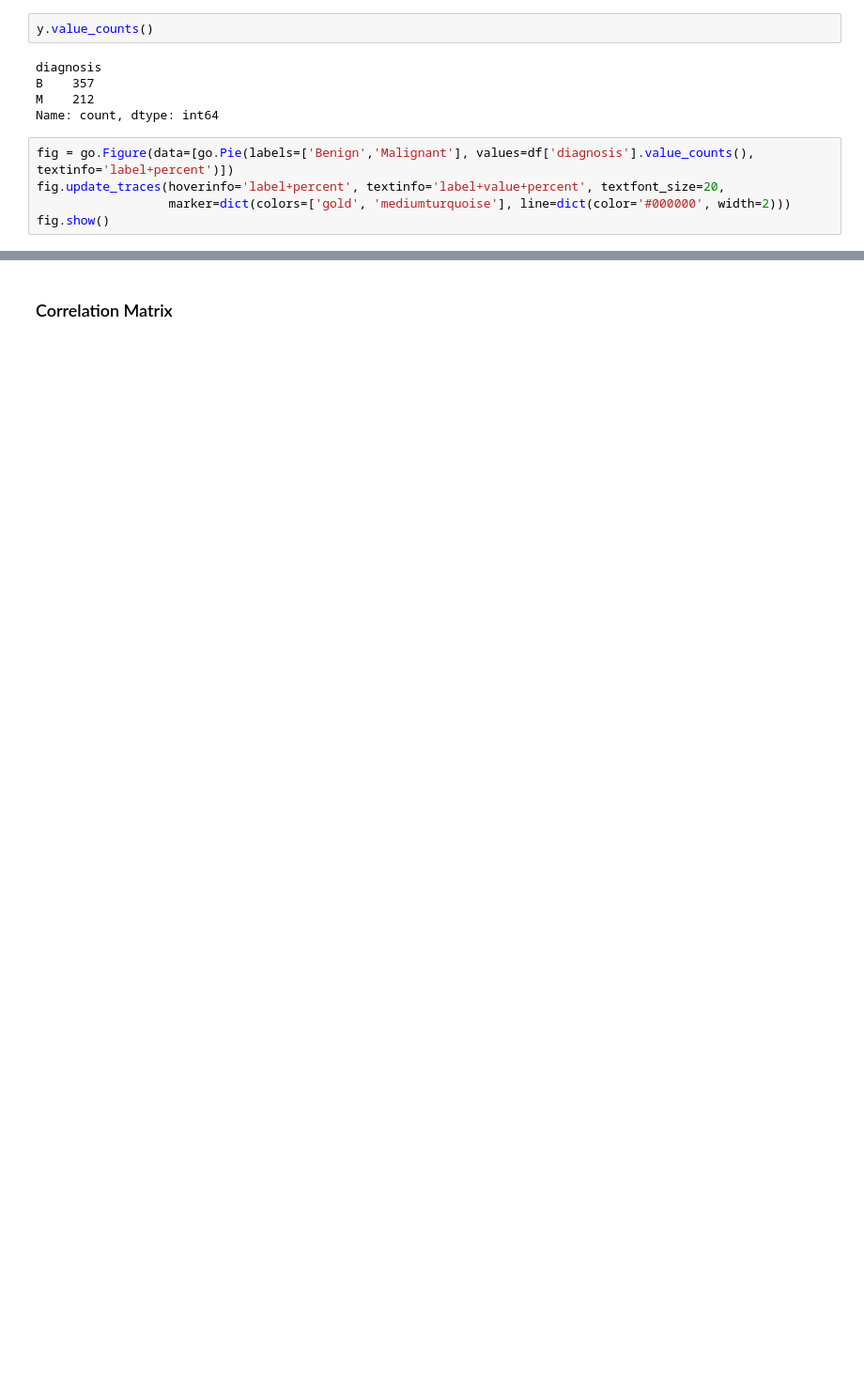
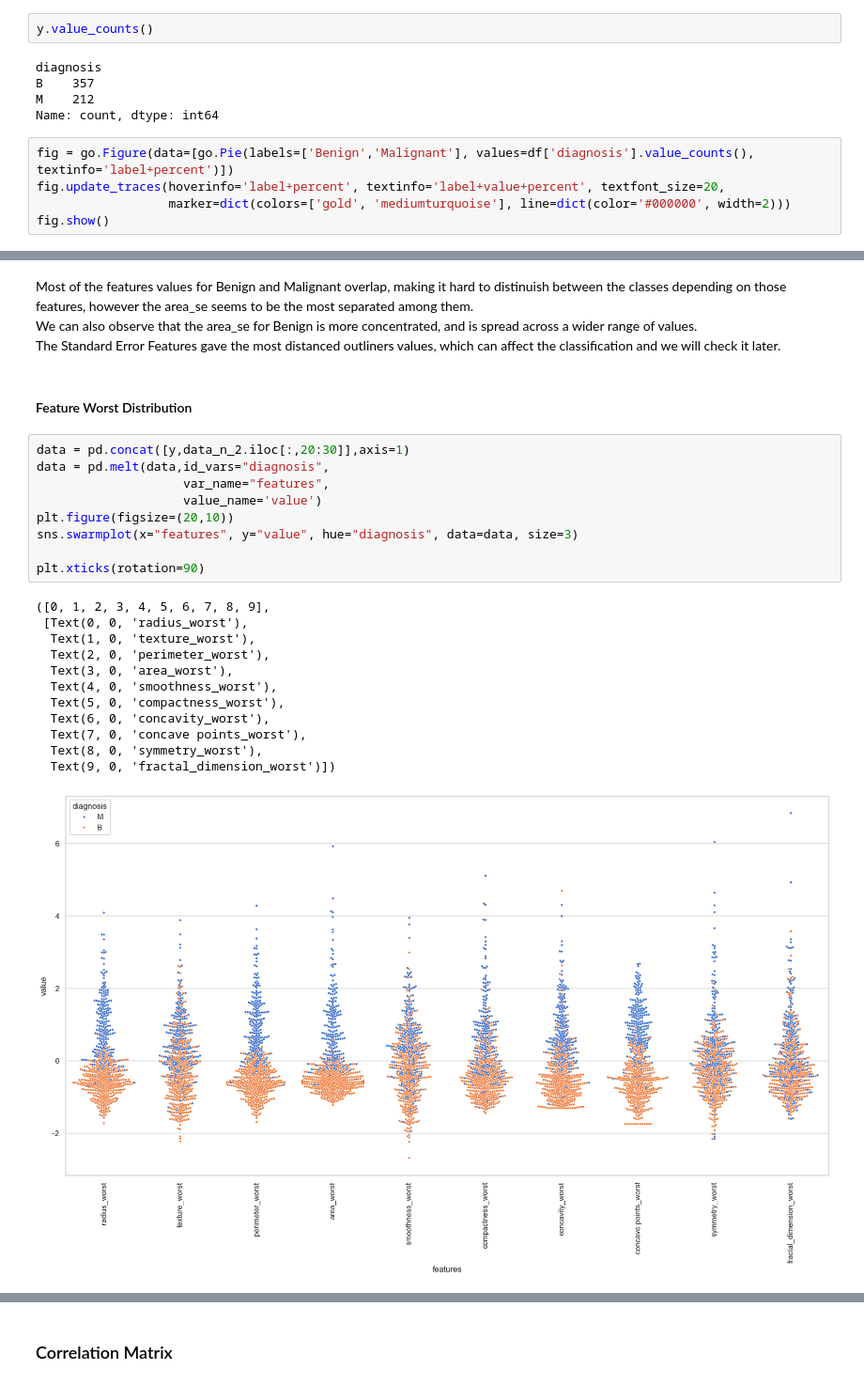
Before and after one commit to Team-AY/Breast-Cancer-Prediction, a Jupyter notebook: Breast-Cancer-EDA.ipynb, the cells around one changed output, grey strips where cells are left out. Shown at 94% size. Saved outputs shown, nothing was run; the diff lists cells and outputs as text; blank space fills up the shorter version.

```diff
--- a/Breast-Cancer-EDA.ipynb
+++ b/Breast-Cancer-EDA.ipynb
@@ -89,0 +187,28 @@ fig.show()
+# %% [markdown]
+Most of the features values for Benign and Malignant overlap, making it hard to distinuish between the classes depending on those features, however the area_se seems to be the most separated among them. <br>
+We can also observe that the area_se for Benign is more concentrated, and is spread across a wider range of values. <br>
+The Standard Error Features gave the most distanced outliners values, which can affect the classification and we will check it later.
+# %% [markdown]
+#### Feature Worst Distribution
+# %%
+data = pd.concat([y,data_n_2.iloc[:,20:30]],axis=1)
+data = pd.melt(data,id_vars="diagnosis",
+                    var_name="features",
+                    value_name='value')
+plt.figure(figsize=(20,10))
+sns.swarmplot(x="features", y="value", hue="diagnosis", data=data, size=3)
+
+plt.xticks(rotation=90)
+# %% [output]
+([0, 1, 2, 3, 4, 5, 6, 7, 8, 9],
+ [Text(0, 0, 'radius_worst'),
+  Text(1, 0, 'texture_worst'),
+  Text(2, 0, 'perimeter_worst'),
+  Text(3, 0, 'area_worst'),
+  Text(4, 0, 'smoothness_worst'),
+  Text(5, 0, 'compactness_worst'),
+  Text(6, 0, 'concavity_worst'),
+  Text(7, 0, 'concave points_worst'),
+  Text(8, 0, 'symmetry_worst'),
+  Text(9, 0, 'fractal_dimension_worst')])
+[figure, added]
```
Also changed, not shown: parts of 31 cells of this notebook.
